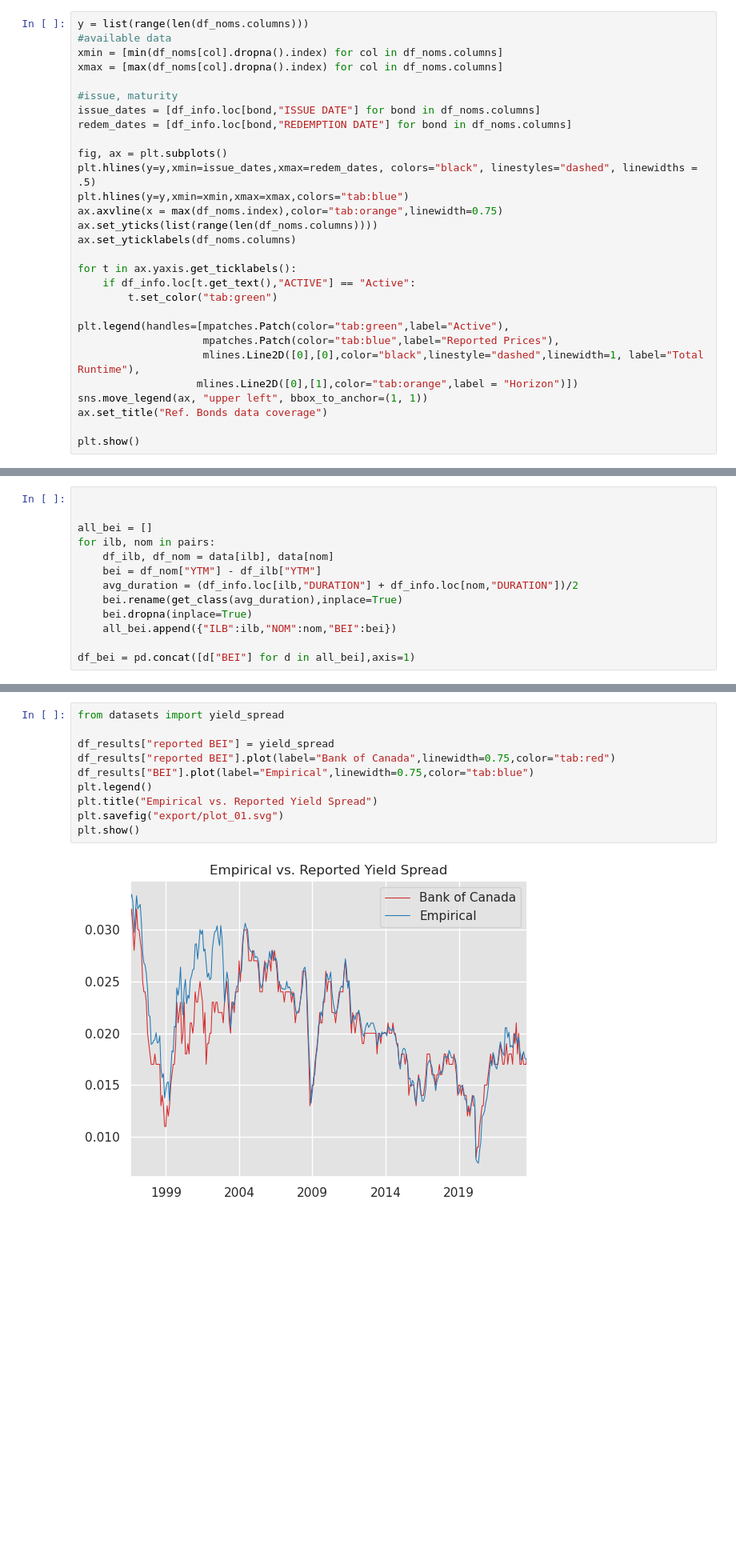
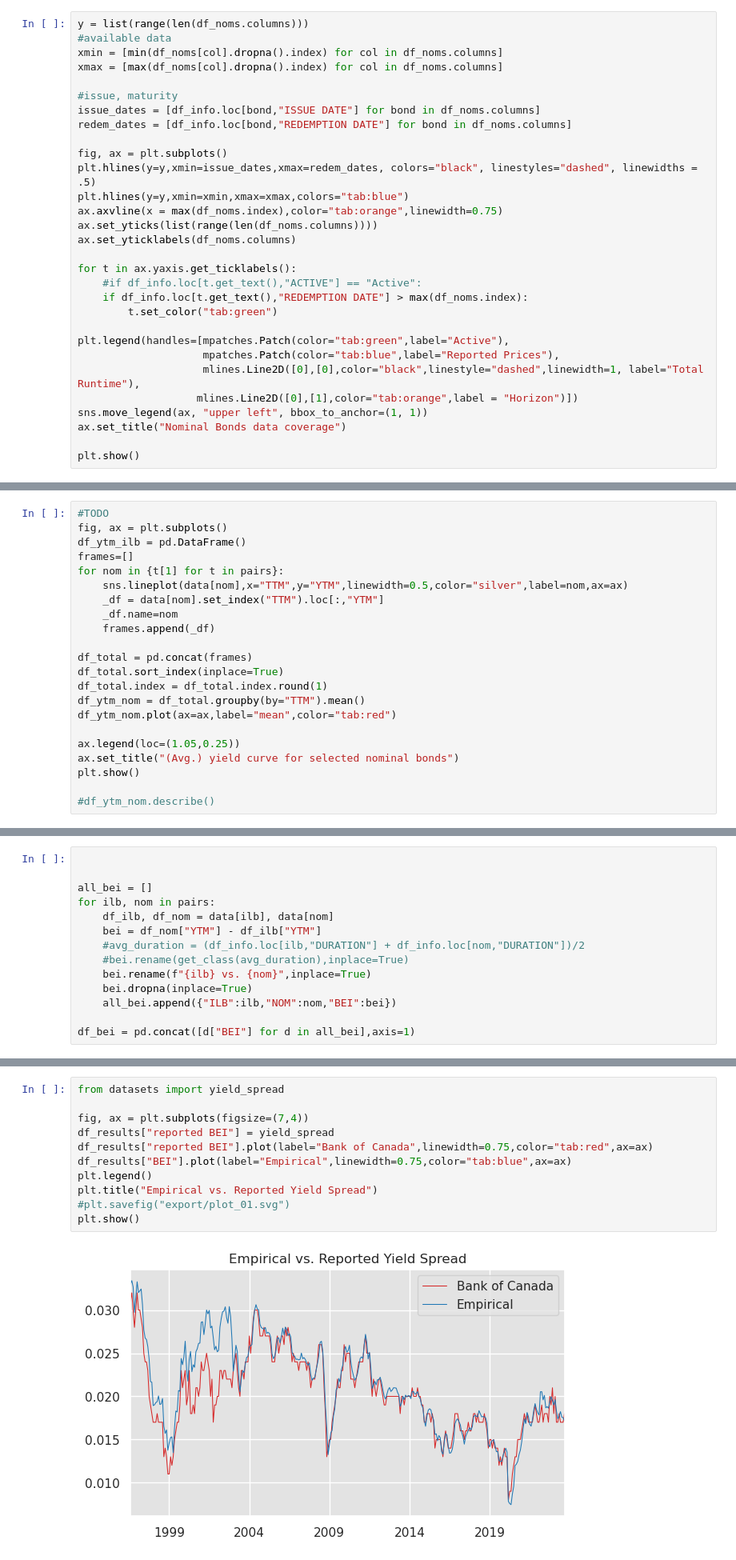
Before and after one commit to marcussteinbacher/fm_se, a Jupyter notebook: fm_se.ipynb, the cells around one changed output, grey strips where cells are left out. Shown at 80% size. Cells and saved outputs as stored; diff of their text form; blank space fills up the shorter version.

Commit message:
final submission plots included

```diff
--- a/fm_se.ipynb
+++ b/fm_se.ipynb
@@ -179,7 +209,8 @@ ax.set_yticks(list(range(len(df_noms.columns))))
 ax.set_yticklabels(df_noms.columns)
 
 for t in ax.yaxis.get_ticklabels():
-    if df_info.loc[t.get_text(),"ACTIVE"] == "Active":
+    #if df_info.loc[t.get_text(),"ACTIVE"] == "Active":
+    if df_info.loc[t.get_text(),"REDEMPTION DATE"] > max(df_noms.index):
         t.set_color("tab:green")
 
 plt.legend(handles=[mpatches.Patch(color="tab:green",label="Active"),
@@ -187,7 +218,7 @@ plt.legend(handles=[mpatches.Patch(color="tab:green",label="Active"),
                     mlines.Line2D([0],[0],color="black",linestyle="dashed",linewidth=1, label="Total Runtime"),
                    mlines.Line2D([0],[1],color="tab:orange",label = "Horizon")])
 sns.move_legend(ax, "upper left", bbox_to_anchor=(1, 1))
-ax.set_title("Ref. Bonds data coverage")
+ax.set_title("Nominal Bonds data coverage")
 
 plt.show()
 # %% [output]
@@ -915,0 +1009,22 @@ All Pairs plotted against each other:
+# %%
+#TODO
+fig, ax = plt.subplots()
+df_ytm_ilb = pd.DataFrame()
+frames=[]
+for nom in {t[1] for t in pairs}:
+    sns.lineplot(data[nom],x="TTM",y="YTM",linewidth=0.5,color="silver",label=nom,ax=ax)
+    _df = data[nom].set_index("TTM").loc[:,"YTM"]
+    _df.name=nom
+    frames.append(_df)
+
+df_total = pd.concat(frames)
+df_total.sort_index(inplace=True)
+df_total.index = df_total.index.round(1)
+df_ytm_nom = df_total.groupby(by="TTM").mean()
+df_ytm_nom.plot(ax=ax,label="mean",color="tab:red")
+
+ax.legend(loc=(1.05,0.25))
+ax.set_title("(Avg.) yield curve for selected nominal bonds")
+plt.show()
+
+#df_ytm_nom.describe()
@@ -941,8 +1105,9 @@ all_bei = []
 for ilb, nom in pairs:
     df_ilb, df_nom = data[ilb], data[nom]
     bei = df_nom["YTM"] - df_ilb["YTM"]
-    avg_duration = (df_info.loc[ilb,"DURATION"] + df_info.loc[nom,"DURATION"])/2
-    bei.rename(get_class(avg_duration),inplace=True)
+    #avg_duration = (df_info.loc[ilb,"DURATION"] + df_info.loc[nom,"DURATION"])/2
+    #bei.rename(get_class(avg_duration),inplace=True)
+    bei.rename(f"{ilb} vs. {nom}",inplace=True)
     bei.dropna(inplace=True)
     all_bei.append({"ILB":ilb,"NOM":nom,"BEI":bei})
 
@@ -976,15 +1162,16 @@ Yield spread between conventional (selected long-term government of Canada bench
 # %%
 from datasets import yield_spread
 
+fig, ax = plt.subplots(figsize=(7,4))
 df_results["reported BEI"] = yield_spread
-df_results["reported BEI"].plot(label="Bank of Canada",linewidth=0.75,color="tab:red")
-df_results["BEI"].plot(label="Empirical",linewidth=0.75,color="tab:blue")
+df_results["reported BEI"].plot(label="Bank of Canada",linewidth=0.75,color="tab:red",ax=ax)
+df_results["BEI"].plot(label="Empirical",linewidth=0.75,color="tab:blue",ax=ax)
 plt.legend()
 plt.title("Empirical vs. Reported Yield Spread")
-plt.savefig("export/plot_01.svg")
+#plt.savefig("export/plot_01.svg")
 plt.show()
 # %% [output]
-[figure, old version]
+[figure, new version]
 # %% [markdown]
 # Expected Inflation
 Opt. 1-3, see [Grishchenko & Huang, 2012](https://papers.ssrn.com/sol3/papers.cfm?abstract_id=2027101) <br>
```
Also changed, not shown: parts of 28 cells of this notebook, 7 other files.
